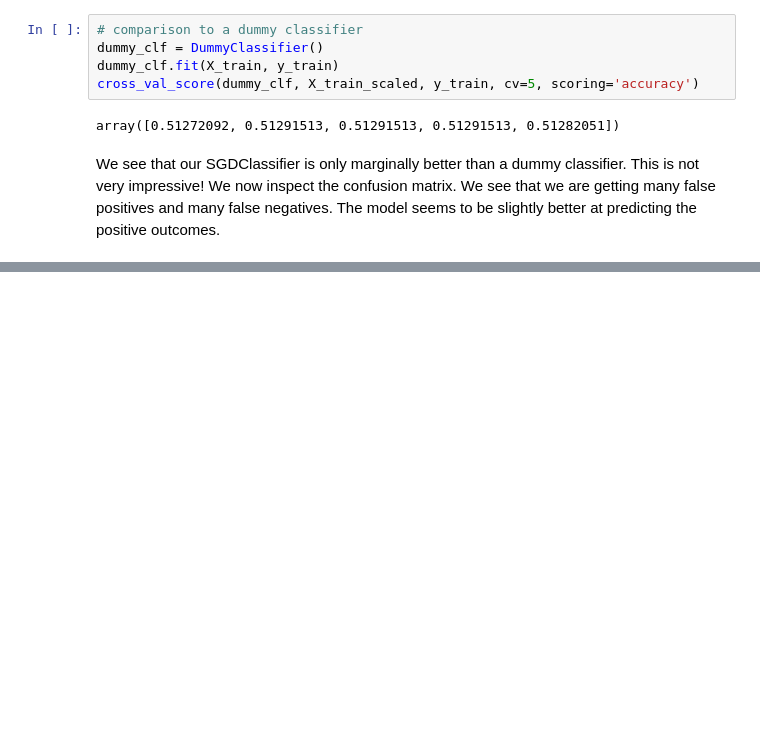
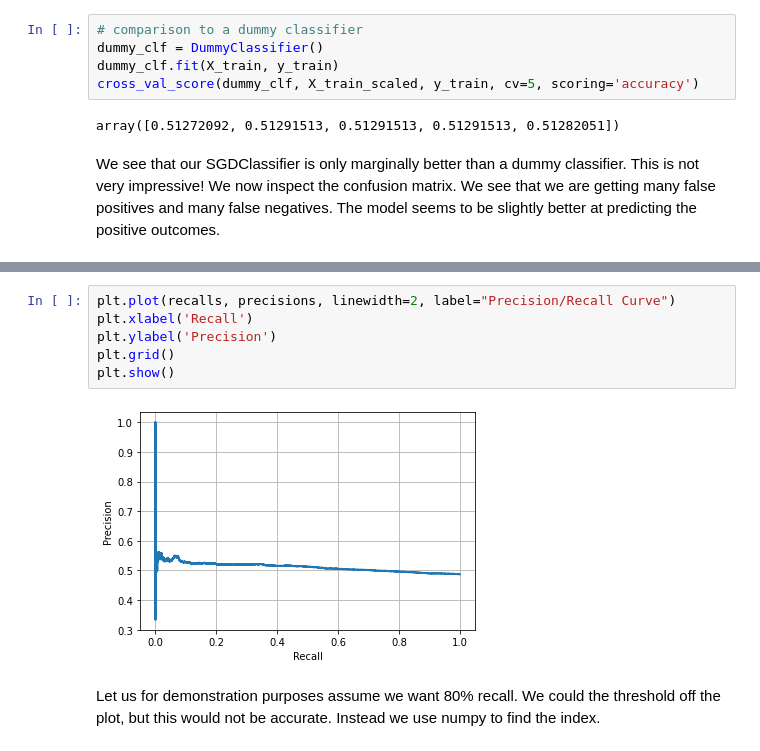
Before and after one commit to oldhiltonian/nyse-ml, a Jupyter notebook: nyse_ml/3_classification.ipynb, the cells around one changed output, grey strips where cells are left out. Drawn from its saved outputs; the diff is of its cells as text; blank space fills up the shorter version.

```diff
--- a/nyse_ml/3_classification.ipynb
+++ b/nyse_ml/3_classification.ipynb
@@ -85,0 +154,10 @@ array([[7531, 5672],
+# %%
+plt.plot(recalls, precisions, linewidth=2, label="Precision/Recall Curve")
+plt.xlabel('Recall')
+plt.ylabel('Precision')
+plt.grid()
+plt.show()
+# %% [output]
+[figure, added]
+# %% [markdown]
+Let us for demonstration purposes assume we want 80% recall. We could the threshold off the plot, but this would not be accurate. Instead we use numpy to find the index.
```
Also changed, not shown: parts of 13 cells of this notebook.
